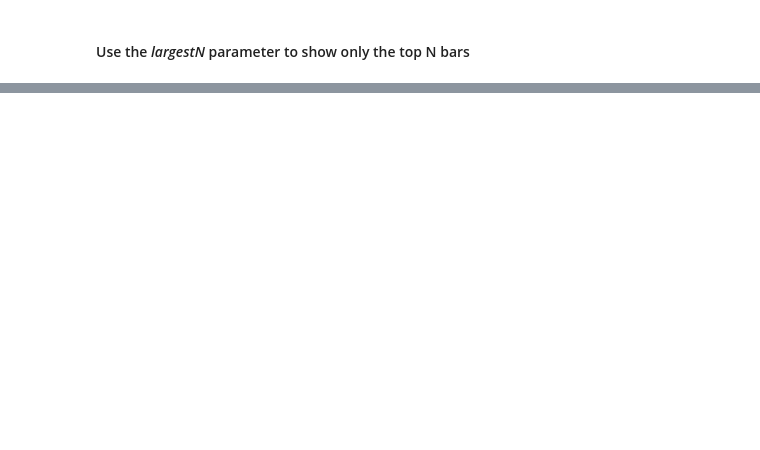
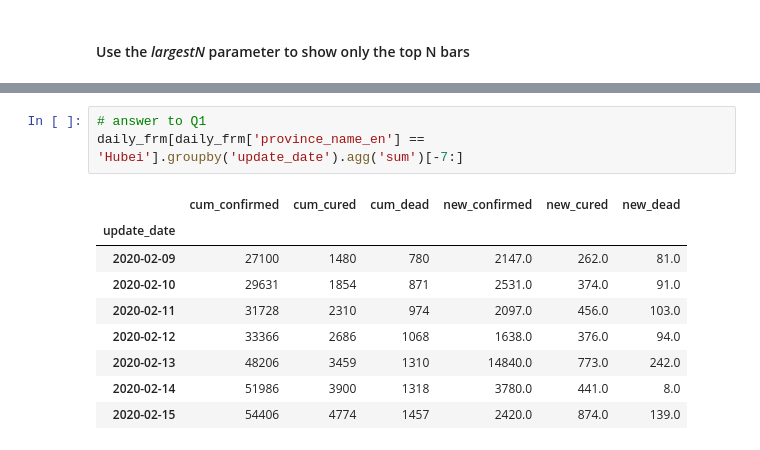
Before and after one commit to jianxu305/nCov2019_analysis, a Jupyter notebook: src/demo.en.ipynb, the cells around one changed output, grey strips where cells are left out. Drawn from its saved outputs; the diff is of its cells as text; blank space fills up the shorter version.

```diff
--- a/src/demo.en.ipynb
+++ b/src/demo.en.ipynb
@@ -143,0 +141,13 @@ plt.show()
+# %%
+# answer to Q1
+daily_frm[daily_frm['province_name_en'] == 'Hubei'].groupby('update_date').agg('sum')[-7:]
+# %% [output]
+|  | cum_confirmed | cum_cured | cum_dead | new_confirmed | new_cured | new_dead |
+| update_date |  |  |  |  |  |  |
+| 2020-02-09 | 27100 | 1480 | 780 | 2147.0 | 262.0 | 81.0 |
+| 2020-02-10 | 29631 | 1854 | 871 | 2531.0 | 374.0 | 91.0 |
+| 2020-02-11 | 31728 | 2310 | 974 | 2097.0 | 456.0 | 103.0 |
+| 2020-02-12 | 33366 | 2686 | 1068 | 1638.0 | 376.0 | 94.0 |
+| 2020-02-13 | 48206 | 3459 | 1310 | 14840.0 | 773.0 | 242.0 |
+| 2020-02-14 | 51986 | 3900 | 1318 | 3780.0 | 441.0 | 8.0 |
+| 2020-02-15 | 54406 | 4774 | 1457 | 2420.0 | 874.0 | 139.0 |
```
Also changed, not shown: parts of 19 cells of this notebook, 3 other files.
